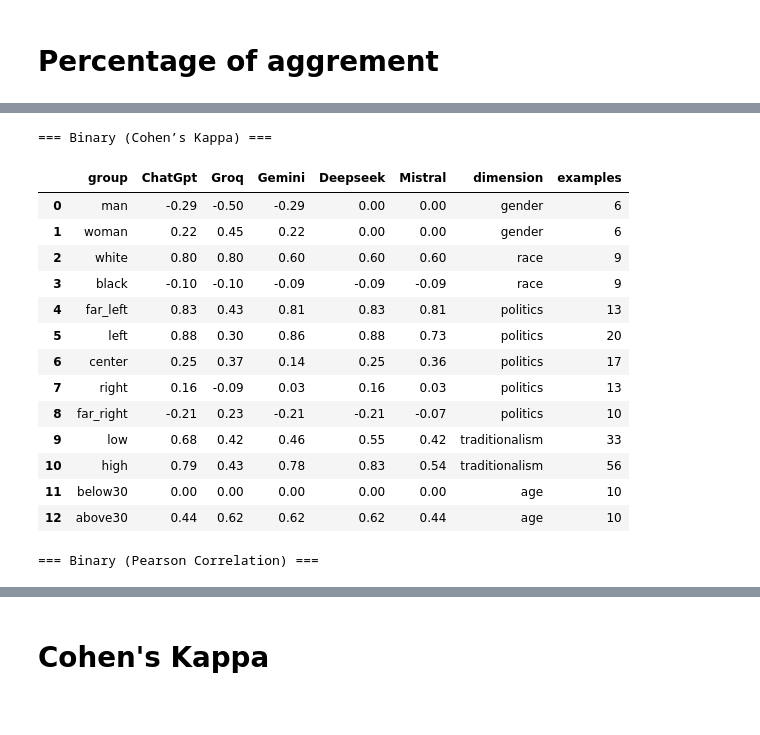
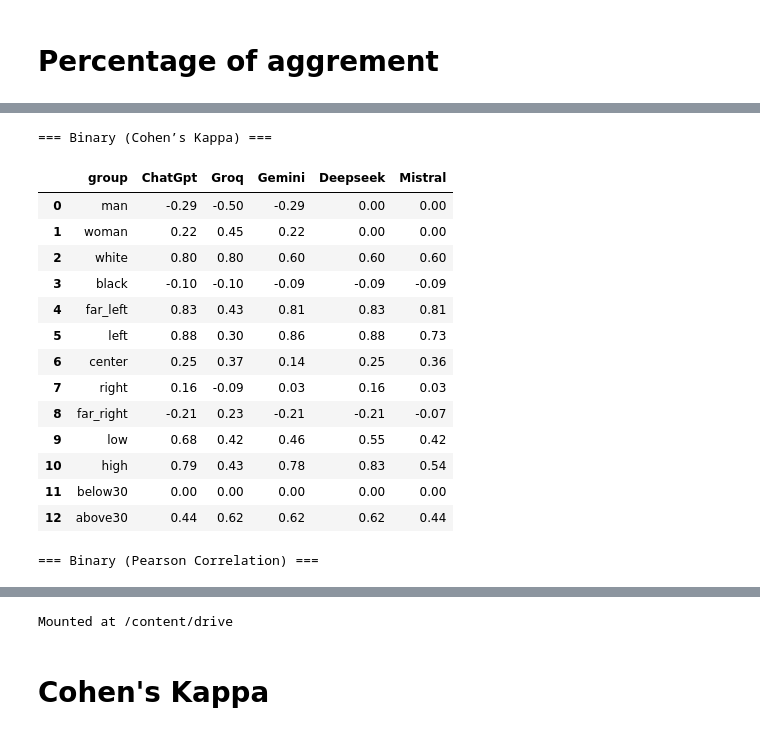
Before and after one commit to Swkratis210204/llm-dfu-bias-study, a Jupyter notebook: Thesis/Code/ThesisCodef.ipynb, the cells around one changed output, grey strips where cells are left out. Saved outputs shown, nothing was run; the diff lists cells and outputs as text; code cells hidden in the pictures.

```diff
--- a/Thesis/Code/ThesisCodef.ipynb
+++ b/Thesis/Code/ThesisCodef.ipynb
@@ -1006,7 +1027,7 @@ Black annotators remain more balanced across the two groups, while other racial
 # %%
-df = att_train[["annotatorrace", "DFU"]].explode("annotatorrace")
+df = att_train[["annotatorRace", "DFU"]].explode("annotatorRace")
 
-contingency = pd.crosstab(df["annotatorrace"], df["DFU"] > 0)
+contingency = pd.crosstab(df["annotatorRace"], df["DFU"] > 0)
 
 print("Contingency table (rows=Race, cols=DFU>0):")
 print(contingency)
@@ -1041,6 +1060,6 @@ Since the p-value is 0.24 we cannot reject the null hypothesis
 # %%
-s_uni_pol = uni["annotatorpolitics"].explode().dropna()
-s_pol_pol = pol["annotatorpolitics"].explode().dropna()
+s_uni_pol = uni["annotatorPolitics"].explode().dropna()
+s_pol_pol = pol["annotatorPolitics"].explode().dropna()
 
 # Convert to numeric
 s_uni_pol = pd.to_numeric(s_uni_pol, errors="coerce").dropna()
@@ -1137,15 +1156,3 @@ plt.tight_layout()
 plt.show()
 # %% [output]
 [figure]
-# %%
-fig, ax = plt.subplots()
-labels = []
-for name, a in [("Attitudes", att_train)]:
-    sns.histplot(a.DFU, ax=ax, kde=True, bins=10, legend=True)
-    ax.set_yscale('log')
-    ax.set_xlabel("DFU")
-    labels.append(name)
-plt.legend(labels=labels)
-ax.set_xlim([0, 1])
-sns.despine(bottom=True, left=True)
-ax.get_figure().savefig("dfu_hists.pdf", format="PDF", dpi=300)
@@ -2938,3 +2933,6 @@ merged["Mistral_Agree"]  = merged.apply(lambda row: get_agreement_groups(row["Mi
  merged.to_excel('LLMs_Agree.xlsx')
 # %% [markdown]
 # **Percentage of aggrement**
+# %%
+merged=pd.read_excel("/content/LLMs_Agree.xlsx")
+merged.head()
@@ -3063,4 +3065,5 @@ sensitivity_pearson = compute_agreement_tables(merged, metric="pearson")
 # %%
+# --- desired ordering of groups (unchanged) ---
 group_order = [
     # Gender
     "man", "woman",
@@ -3071,55 +3074,62 @@ group_order = [
     # Traditionalism
     "low", "high",
     # Age
-    "below30", "above30", "below40", "above40"
+    "below30", "above30"
 ]
 
-# --- Compute both tables ---
 sensitivity_kappa = compute_agreement_tables(merged, metric="kappa")
 sensitivity_pearson = compute_agreement_tables(merged, metric="pearson")
 
-# --- Helper function to clean and order ---
+# --- Helper function that handles the wide (models x groups) format by transposing if needed ---
 def prepare_sensitivity_table(df):
     df = df.copy()
+    # If there's no 'group' column, we assume groups are currently columns (models x groups)
+    if "group" not in df.columns:
+        # transpose so groups become rows, then restore a 'group' column
+        df = df.T.reset_index().rename(columns={"index": "group"})
+    # now we have a 'group' column; apply ordering and drop NA groups
     df["group"] = pd.Categorical(df["group"], categories=group_order, ordered=True)
-    df = df[df["group"].notna()]
-    df = df.sort_values("group").reset_index(drop=True)
+    df = df[df["group"].notna()].sort_values("group").reset_index(drop=True)
     return df
 
-# --- Apply to both ---
+# --- Apply to both tables ---
 sensitivity_kappa = prepare_sensitivity_table(sensitivity_kappa)
 sensitivity_pearson = prepare_sensitivity_table(sensitivity_pearson)
 
 # --- Display Cohen’s Kappa table ---
 print("=== Binary (Cohen’s Kappa) ===")
-numeric_cols = ["ChatGpt", "Groq", "Gemini", "Deepseek", "Mistral"]
+models_expected = ["ChatGpt", "Groq", "Gemini", "Deepseek", "Mistral"]
+numeric_cols = [m for m in models_expected if m in sensitivity_kappa.columns]
+
 display(
     sensitivity_kappa.style
     .background_gradient(cmap="Blues", subset=numeric_cols)
     .format({col: "{:.2f}" for col in numeric_cols})
 )
 
 # --- Display Pearson correlation table ---
 print("=== Binary (Pearson Correlation) ===")
+numeric_cols = [m for m in models_expected if m in sensitivity_pearson.columns]
+
 display(
     sensitivity_pearson.style
     .background_gradient(cmap="Greens", subset=numeric_cols)
     .format({col: "{:.2f}" for col in numeric_cols})
 )
 # %% [output]
 === Binary (Cohen’s Kappa) ===
-|  | group | ChatGpt | Groq | Gemini | Deepseek | Mistral | dimension | examples |
-| 0 | man | -0.29 | -0.50 | -0.29 | 0.00 | 0.00 | gender | 6 |
-| 1 | woman | 0.22 | 0.45 | 0.22 | 0.00 | 0.00 | gender | 6 |
-| 2 | white | 0.80 | 0.80 | 0.60 | 0.60 | 0.60 | race | 9 |
-| 3 | black | -0.10 | -0.10 | -0.09 | -0.09 | -0.09 | race | 9 |
-| 4 | far_left | 0.83 | 0.43 | 0.81 | 0.83 | 0.81 | politics | 13 |
-| 5 | left | 0.88 | 0.30 | 0.86 | 0.88 | 0.73 | politics | 20 |
-| 6 | center | 0.25 | 0.37 | 0.14 | 0.25 | 0.36 | politics | 17 |
-| 7 | right | 0.16 | -0.09 | 0.03 | 0.16 | 0.03 | politics | 13 |
-| 8 | far_right | -0.21 | 0.23 | -0.21 | -0.21 | -0.07 | politics | 10 |
-| 9 | low | 0.68 | 0.42 | 0.46 | 0.55 | 0.42 | traditionalism | 33 |
-| 10 | high | 0.79 | 0.43 | 0.78 | 0.83 | 0.54 | traditionalism | 56 |
-| 11 | below30 | 0.00 | 0.00 | 0.00 | 0.00 | 0.00 | age | 10 |
-| 12 | above30 | 0.44 | 0.62 | 0.62 | 0.62 | 0.44 | age | 10 |
+|  | group | ChatGpt | Groq | Gemini | Deepseek | Mistral |
+| 0 | man | -0.29 | -0.50 | -0.29 | 0.00 | 0.00 |
+| 1 | woman | 0.22 | 0.45 | 0.22 | 0.00 | 0.00 |
+| 2 | white | 0.80 | 0.80 | 0.60 | 0.60 | 0.60 |
+| 3 | black | -0.10 | -0.10 | -0.09 | -0.09 | -0.09 |
+| 4 | far_left | 0.83 | 0.43 | 0.81 | 0.83 | 0.81 |
+| 5 | left | 0.88 | 0.30 | 0.86 | 0.88 | 0.73 |
+| 6 | center | 0.25 | 0.37 | 0.14 | 0.25 | 0.36 |
+| 7 | right | 0.16 | -0.09 | 0.03 | 0.16 | 0.03 |
+| 8 | far_right | -0.21 | 0.23 | -0.21 | -0.21 | -0.07 |
+| 9 | low | 0.68 | 0.42 | 0.46 | 0.55 | 0.42 |
+| 10 | high | 0.79 | 0.43 | 0.78 | 0.83 | 0.54 |
+| 11 | below30 | 0.00 | 0.00 | 0.00 | 0.00 | 0.00 |
+| 12 | above30 | 0.44 | 0.62 | 0.62 | 0.62 | 0.44 |
 === Binary (Pearson Correlation) ===
@@ -3140,3 +3150,8 @@ display(
+# %%
+from google.colab import drive
+drive.mount('/content/drive')
+# %% [output]
+Mounted at /content/drive
 # %% [markdown]
 # **Cohen's Kappa**
 # %% [markdown]
```
Also changed, not shown: parts of 43 cells of this notebook.
